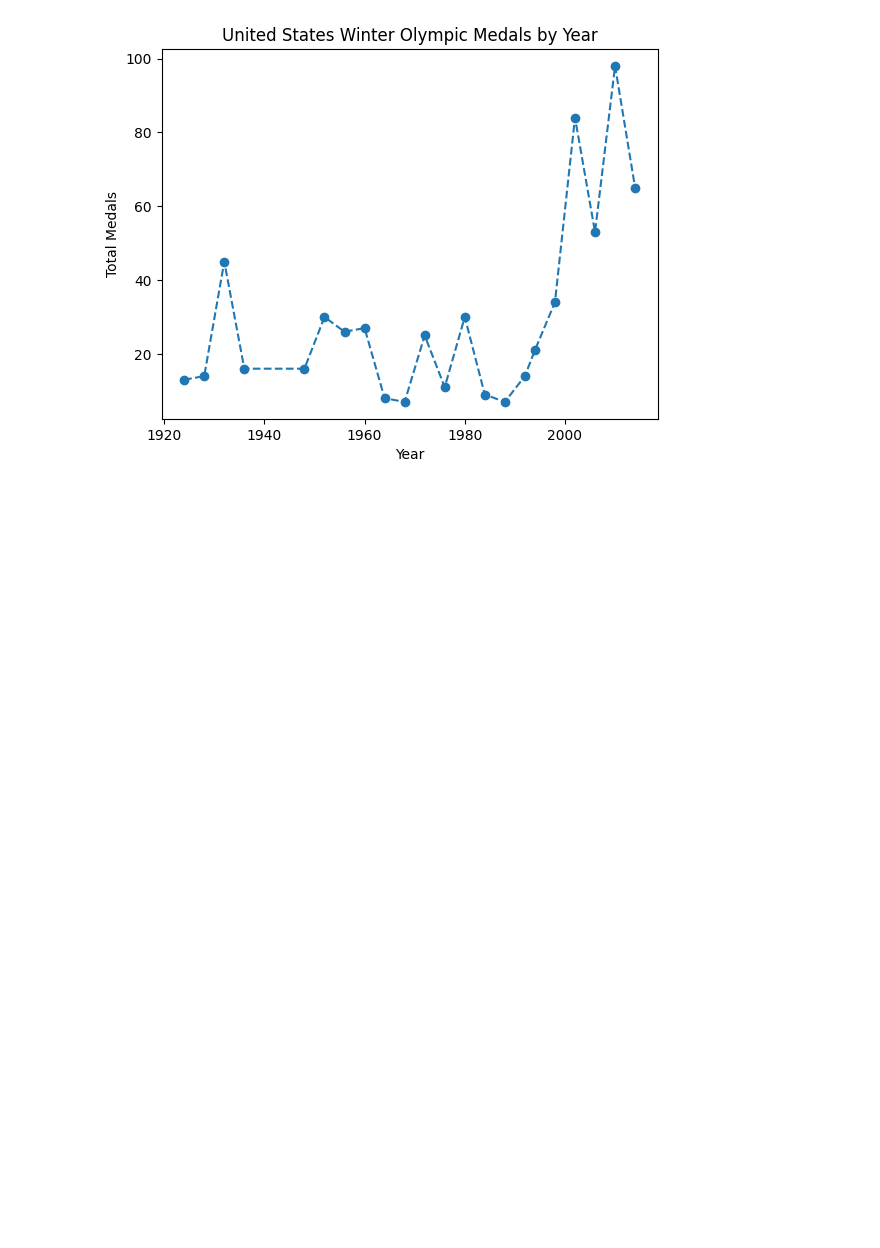
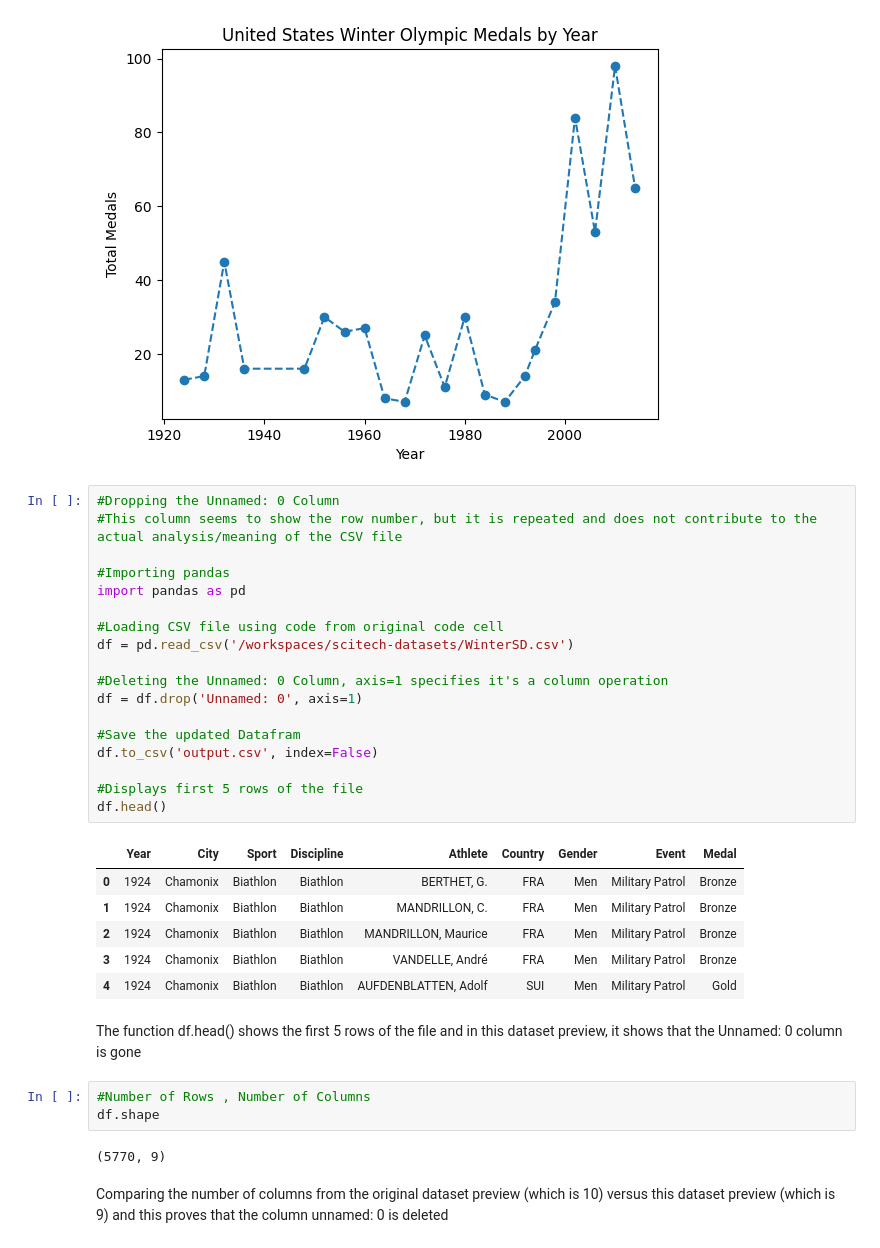
Before and after one commit to quinnfricko/scitech-datasets, a Jupyter notebook: CIS2004_Dataset_Explore_QuinnFricko.ipynb, the cells around one changed output. Saved outputs shown, nothing was run; the diff lists cells and outputs as text; blank space fills up the shorter version.

Commit message:
Refactor: simplify dataframe by deleting Unnamed: 0

```diff
--- a/CIS2004_Dataset_Explore_QuinnFricko.ipynb
+++ b/CIS2004_Dataset_Explore_QuinnFricko.ipynb
@@ -122,3 +122,37 @@ plt.show()
 # ref : https://matplotlib.org/stable/gallery/lines_bars_and_markers/line_demo_dash_control.html
 # %% [output]
 [figure]
+# %%
+#Dropping the Unnamed: 0 Column
+#This column seems to show the row number, but it is repeated and does not contribute to the actual analysis/meaning of the CSV file
+
+#Importing pandas
+import pandas as pd
+
+#Loading CSV file using code from original code cell
+df = pd.read_csv('/workspaces/scitech-datasets/WinterSD.csv')
+
+#Deleting the Unnamed: 0 Column, axis=1 specifies it's a column operation
+df = df.drop('Unnamed: 0', axis=1)
+
+#Save the updated Datafram
+df.to_csv('output.csv', index=False)
+
+#Displays first 5 rows of the file
+df.head()
+# %% [output]
+|  | Year | City | Sport | Discipline | Athlete | Country | Gender | Event | Medal |
+| 0 | 1924 | Chamonix | Biathlon | Biathlon | BERTHET, G. | FRA | Men | Military Patrol | Bronze |
+| 1 | 1924 | Chamonix | Biathlon | Biathlon | MANDRILLON, C. | FRA | Men | Military Patrol | Bronze |
+| 2 | 1924 | Chamonix | Biathlon | Biathlon | MANDRILLON, Maurice | FRA | Men | Military Patrol | Bronze |
+| 3 | 1924 | Chamonix | Biathlon | Biathlon | VANDELLE, André | FRA | Men | Military Patrol | Bronze |
+| 4 | 1924 | Chamonix | Biathlon | Biathlon | AUFDENBLATTEN, Adolf | SUI | Men | Military Patrol | Gold |
+# %% [markdown]
+The function df.head() shows the first 5 rows of the file and in this dataset preview, it shows that the Unnamed: 0 column is gone
+# %%
+#Number of Rows , Number of Columns
+df.shape
+# %% [output]
+(5770, 9)
+# %% [markdown]
+Comparing the number of columns from the original dataset preview (which is 10) versus this dataset preview (which is 9) and this proves that the column unnamed: 0 is deleted
```
Also changed, not shown: parts of 4 cells of this notebook, 1 other file.
